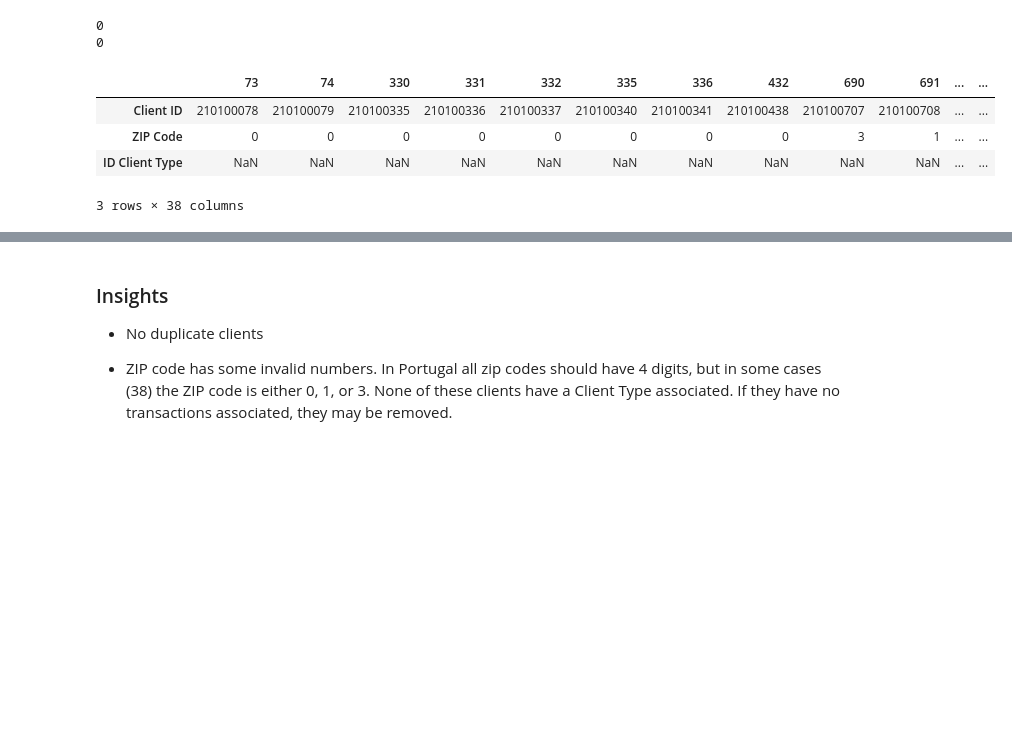
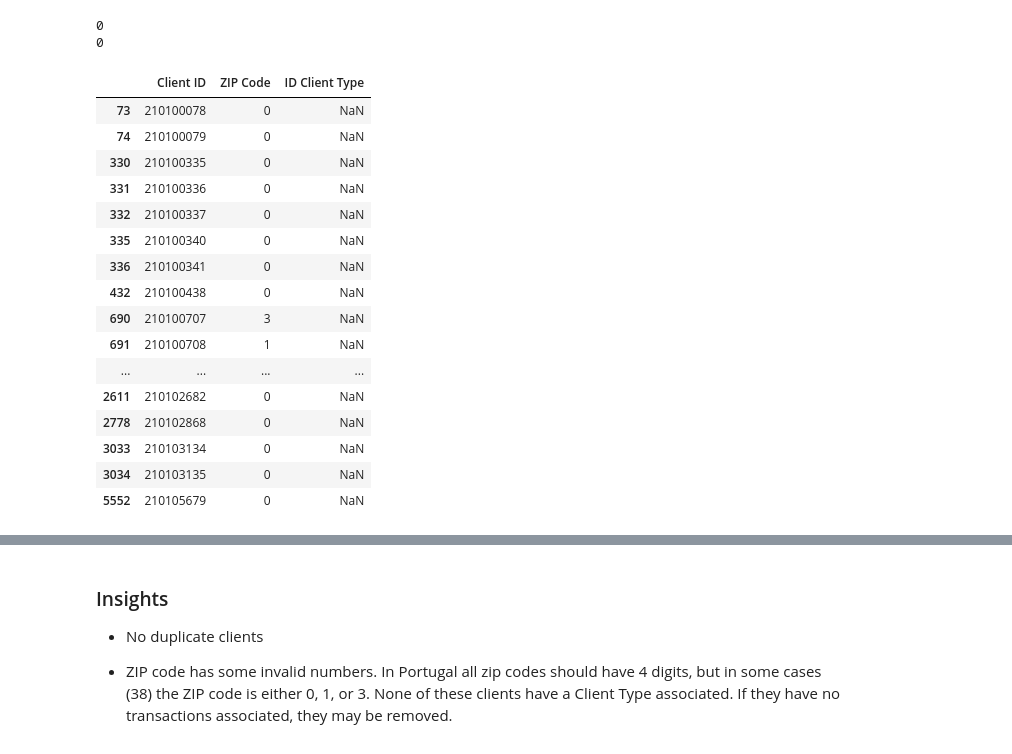
Before and after one commit to philippedut/BC_DA_Rechio, a Jupyter notebook: Notebooks/Main.ipynb, the cells around one changed output, grey strips where cells are left out. Cells and saved outputs as stored; diff of their text form; code cells hidden in the pictures; blank space fills up the shorter version.

```diff
--- a/Notebooks/Main.ipynb
+++ b/Notebooks/Main.ipynb
@@ -61,13 +59,18 @@ Loading the data:
 # %%
-clients = pd.read_excel('../Data/Case3_Recheio_2025 (1).xlsx', sheet_name='1. CLIENTS', usecols='B:D', skiprows=1)
-products = pd.read_excel('../Data/Case3_Recheio_2025 (1).xlsx', sheet_name='2. PRODUCTS', usecols='B:D', skiprows=1)
-transactions = pd.read_excel('../Data/Case3_Recheio_2025 (1).xlsx', sheet_name='3. TRANSACTIONS', usecols='B:D', skiprows=1)
+# Loading the data
+data_clients = pd.read_excel('../Data/Case3_Recheio_2025 (1).xlsx', sheet_name='1. CLIENTS', usecols='B:D', skiprows=1)
+data_products = pd.read_excel('../Data/Case3_Recheio_2025 (1).xlsx', sheet_name='2. PRODUCTS', usecols='B:D', skiprows=1)
+data_transactions = pd.read_excel('../Data/Case3_Recheio_2025 (1).xlsx', sheet_name='3. TRANSACTIONS', usecols='B:D', skiprows=1)
 # %% [markdown]
 <hr>
 <a class="anchor" id="DU/P">
 
 ## 2. Data Understanding/Preparation
 </a>
+# %%
+clients = data_clients.copy()
+products = data_products.copy()
+transactions = data_transactions.copy()
 # %% [markdown]
 ## **Clients**
 # %%
@@ -106,10 +110,23 @@ print(clients['Client ID'].duplicated().sum())
 0
 0
 # %%
-clients[clients['ZIP Code'].apply(lambda x: len(str(x)) != 4)].T
+# clients that don't have a ZIP code with 4 digits
+clients[clients['ZIP Code'].apply(lambda x: len(str(x)) != 4)]
 # %% [output]
-|  | 73 | 74 | 330 | 331 | 332 | 335 | 336 | 432 | 690 | 691 | ... | ... |
-| Client ID | 210100078 | 210100079 | 210100335 | 210100336 | 210100337 | 210100340 | 210100341 | 210100438 | 210100707 | 210100708 | ... | ... |
-| ZIP Code | 0 | 0 | 0 | 0 | 0 | 0 | 0 | 0 | 3 | 1 | ... | ... |
-| ID Client Type | NaN | NaN | NaN | NaN | NaN | NaN | NaN | NaN | NaN | NaN | ... | ... |
+|  | Client ID | ZIP Code | ID Client Type |
+| 73 | 210100078 | 0 | NaN |
+| 74 | 210100079 | 0 | NaN |
+| 330 | 210100335 | 0 | NaN |
+| 331 | 210100336 | 0 | NaN |
+| 332 | 210100337 | 0 | NaN |
+| 335 | 210100340 | 0 | NaN |
+| 336 | 210100341 | 0 | NaN |
+| 432 | 210100438 | 0 | NaN |
+| 690 | 210100707 | 3 | NaN |
+| 691 | 210100708 | 1 | NaN |
+| ... | ... | ... | ... |
+| 2611 | 210102682 | 0 | NaN |
+| 2778 | 210102868 | 0 | NaN |
+| 3033 | 210103134 | 0 | NaN |
+| 3034 | 210103135 | 0 | NaN |
+| 5552 | 210105679 | 0 | NaN |
-3 rows × 38 columns
```
Also changed, not shown: parts of 33 cells of this notebook, 3 other files.
